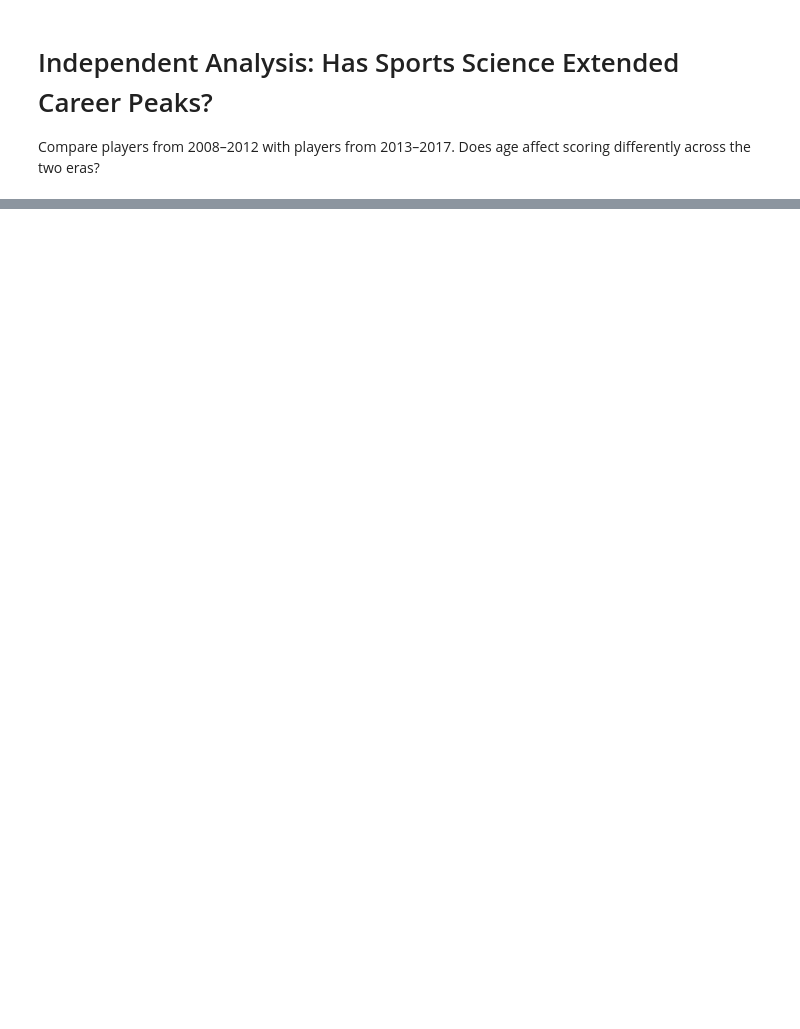
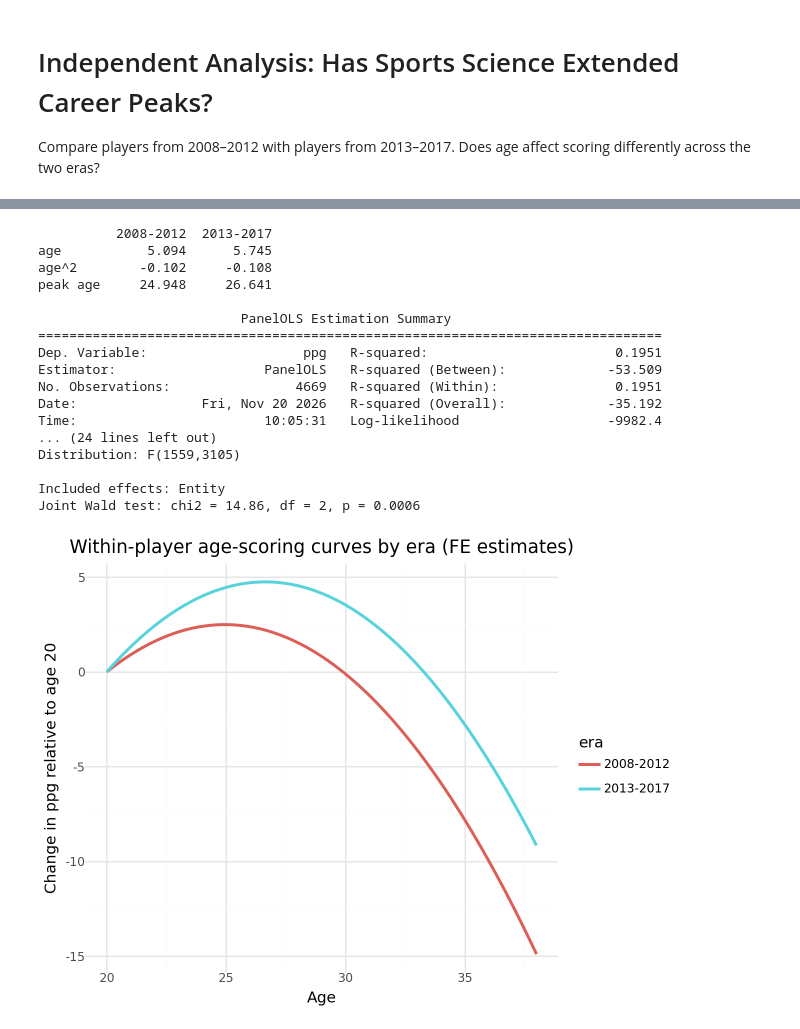
Before and after one commit to janellesoh/hs4002labs_2026, a Jupyter notebook: week11/week11_notebook_student.ipynb, the cells around one changed output, grey strips where cells are left out. Cells and saved outputs as stored; diff of their text form; code cells hidden in the pictures; blank space fills up the shorter version.

```diff
--- a/week11/week11_notebook_student.ipynb
+++ b/week11/week11_notebook_student.ipynb
@@ -22,7 +43,7 @@ from linearmodels.panel import PanelOLS, RandomEffects, PooledOLS
 # %%
 # Data source: https://www.kaggle.com/datasets/drgilermo/nba-players-stats
 # NBA player statistics 1950-2017 from basketball-reference.com
-raw_df = pd.read_csv("bball.csv").iloc[:, 1:]  # drop the unnamed index column
+raw_df = pd.read_csv("https://raw.githubusercontent.com/xiangyum/hs4002labs_2026/main/week11/bball.csv").iloc[:, 1:]
 
 df = (
 	raw_df[raw_df["Year"] >= 2013]
@@ -167,2 +310,15 @@ Compare players from 2008–2012 with players from 2013–2017. Does age affect
 # %%
 # (2) fit models for each of the two data sets
+# linearmodels doesn't add an intercept automatically, so "1 +" is added for pooled OLS and RE
+
+def fit_panel_models(panel):
+    pool = PooledOLS.from_formula("ppg ~ 1 + age + I(age**2)", data=panel).fit()
+    fe   = PanelOLS.from_formula("ppg ~ age + I(age**2) + EntityEffects", data=panel).fit()
+    re   = RandomEffects.from_formula("ppg ~ 1 + age + I(age**2)", data=panel).fit()
+    return pool, fe, re
+
+pool_early, fe_early, re_early = fit_panel_models(panel_early)
+pool_late,  fe_late,  re_late  = fit_panel_models(panel_late)
+
+print(fe_early.summary)
+print(fe_late.summary)
@@ -173,2 +441,61 @@ Compare players from 2008–2012 with players from 2013–2017. Does age affect
 # %%
 # (5) what differences do you find in the age-scoring relationship across the two eras?
+
+# Side-by-side FE comparison
+fe_compare = pd.DataFrame({
+    era: {"age": r.params["age"], "age^2": r.params["I(age ** 2)"], "peak age": peak_age(r)}
+    for era, r in [("2008-2012", fe_early), ("2013-2017", fe_late)]
+}).round(3)
+print(fe_compare, "\n")
+
+# Is the difference significant? Pool both eras and let the age curve differ by era.
+# Entity = player x era, so each player gets a separate baseline per era.
+df_both = pd.concat([df_early.assign(late=0), df_late.assign(late=1)])
+df_both["player_era"] = df_both["Player"] + "_" + df_both["late"].astype(str)
+panel_both = df_both.set_index(["player_era", "Year"])
+
+fe_inter = PanelOLS.from_formula(
+    "ppg ~ age + I(age**2) + age:late + I(age**2):late + EntityEffects", data=panel_both
+).fit(cov_type="clustered", cluster_entity=True)
+print(fe_inter.summary)
+
+# Joint Wald test: are the two era interaction terms together zero?
+inter_terms = [t for t in fe_inter.params.index if "late" in t]
+b_int = fe_inter.params[inter_terms]
+V_int = fe_inter.cov.loc[inter_terms, inter_terms]
+wald  = float(b_int.T @ np.linalg.inv(V_int.values) @ b_int)
+print(f"Joint Wald test: chi2 = {wald:.2f}, df = {len(inter_terms)}, "
+      f"p = {chi2.sf(wald, df=len(inter_terms)):.4f}")
+
+# Plot the FE age curves for both eras (each measured relative to age 20)
+ages = np.linspace(20, 38, 100)
+curves = pd.concat([
+    pd.DataFrame({"age": ages,
+                  "ppg_change": r.params["age"] * (ages - 20) + r.params["I(age ** 2)"] * (ages**2 - 20**2),
+                  "era": era})
+    for era, r in [("2008-2012", fe_early), ("2013-2017", fe_late)]
+])
+(ggplot(curves, aes("age", "ppg_change", color="era"))
+ + geom_line(size=1.2)
+ + labs(x="Age", y="Change in ppg relative to age 20",
+        title="Within-player age-scoring curves by era (FE estimates)")
+ + theme_minimal())
+# %% [output]
+          2008-2012  2013-2017
+age           5.094      5.745
+age^2        -0.102     -0.108
+peak age     24.948     26.641
+
+                          PanelOLS Estimation Summary
+================================================================================
+Dep. Variable:                    ppg   R-squared:                        0.1951
+Estimator:                   PanelOLS   R-squared (Between):             -53.509
+No. Observations:                4669   R-squared (Within):               0.1951
+Date:                Fri, Nov 20 2026   R-squared (Overall):             -35.192
+Time:                        10:05:31   Log-likelihood                   -9982.4
+... (24 lines left out)
+Distribution: F(1559,3105)
+
+Included effects: Entity
+Joint Wald test: chi2 = 14.86, df = 2, p = 0.0006
+[figure, added]
```
Also changed, not shown: parts of 15 cells of this notebook.
